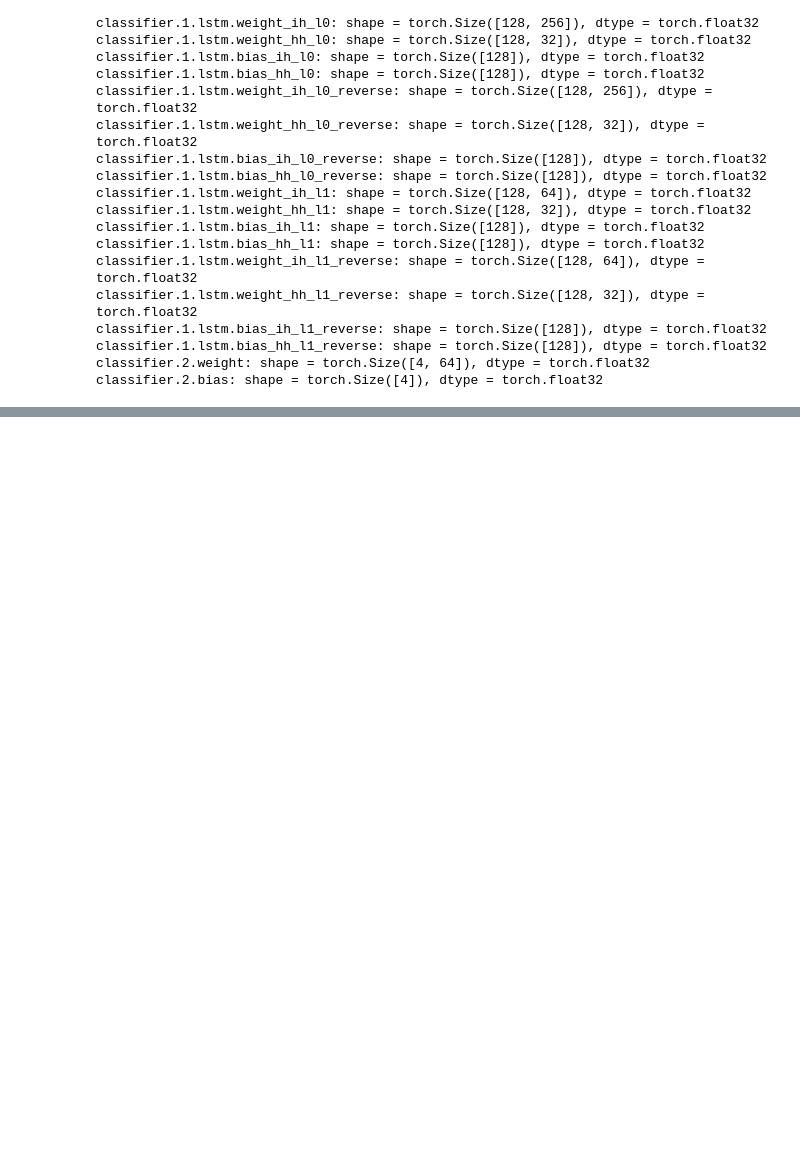
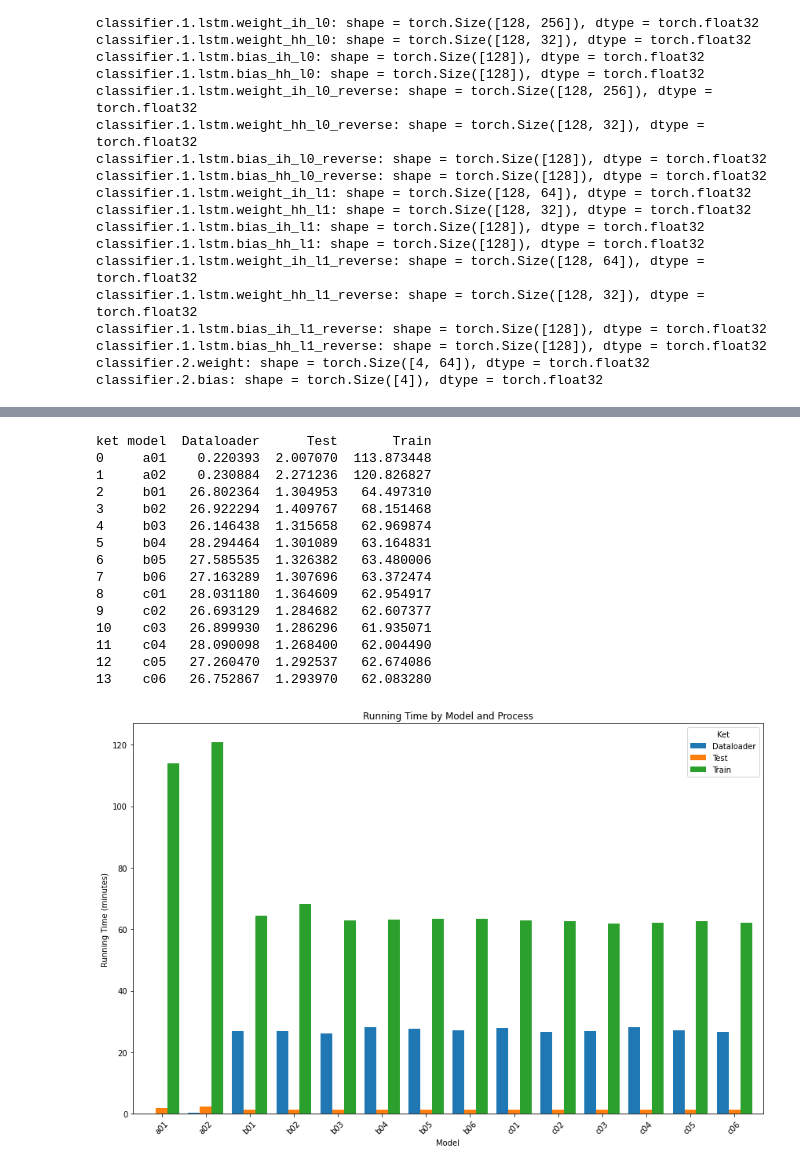
Before and after one commit to andre-arc/LC-BERT, a Jupyter notebook: efficient_visualization.ipynb, the cells around one changed output, grey strips where cells are left out. Cells and saved outputs as stored; diff of their text form; code cells hidden in the pictures; blank space fills up the shorter version.

```diff
--- a/efficient_visualization.ipynb
+++ b/efficient_visualization.ipynb
@@ -177,0 +275,38 @@ classifier.2.bias: shape = torch.Size([4]), dtype = torch.float32
+# %%
+import re
+
+df = total_data
+df['elapsed_time'] = df['elapsed_time'] / 60
+
+# Group by 'model' and 'ket', and calculate the mean of 'elapsed_time'
+grouped_df = df.groupby(['model', 'ket'])['elapsed_time'].mean().unstack().reset_index()
+
+print(grouped_df)
+
+# Plotting
+fig, ax = plt.subplots(figsize=(12, 8))
+grouped_df.set_index('model').plot(kind='bar', ax=ax, width=0.8)
+ax.set_xlabel('Model')
+ax.set_ylabel('Running Time (minutes)')
+ax.set_title('Running Time by Model and Process')
+ax.legend(title='Ket')
+plt.xticks(rotation=45)
+plt.tight_layout()
+plt.show()
+# %% [output]
+ket model  Dataloader      Test       Train
+0     a01    0.220393  2.007070  113.873448
+1     a02    0.230884  2.271236  120.826827
+2     b01   26.802364  1.304953   64.497310
+3     b02   26.922294  1.409767   68.151468
+4     b03   26.146438  1.315658   62.969874
+5     b04   28.294464  1.301089   63.164831
+6     b05   27.585535  1.326382   63.480006
+7     b06   27.163289  1.307696   63.372474
+8     c01   28.031180  1.364609   62.954917
+9     c02   26.693129  1.284682   62.607377
+10    c03   26.899930  1.286296   61.935071
+11    c04   28.090098  1.268400   62.004490
+12    c05   27.260470  1.292537   62.674086
+13    c06   26.752867  1.293970   62.083280
+[figure, added]
```
Also changed, not shown: parts of 9 cells of this notebook, 7 other files.
